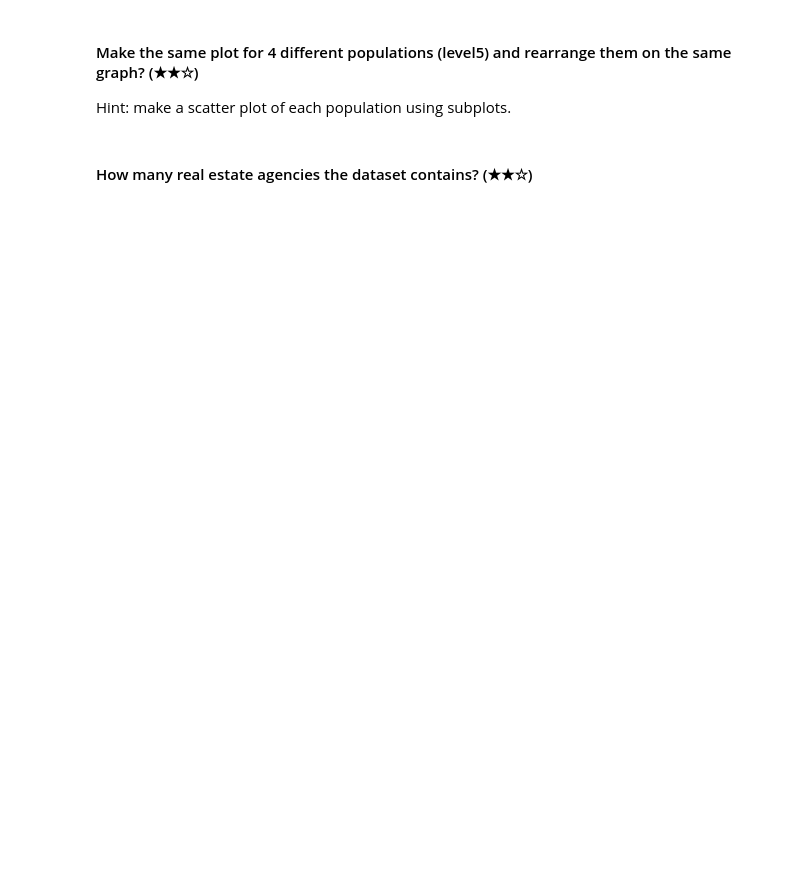
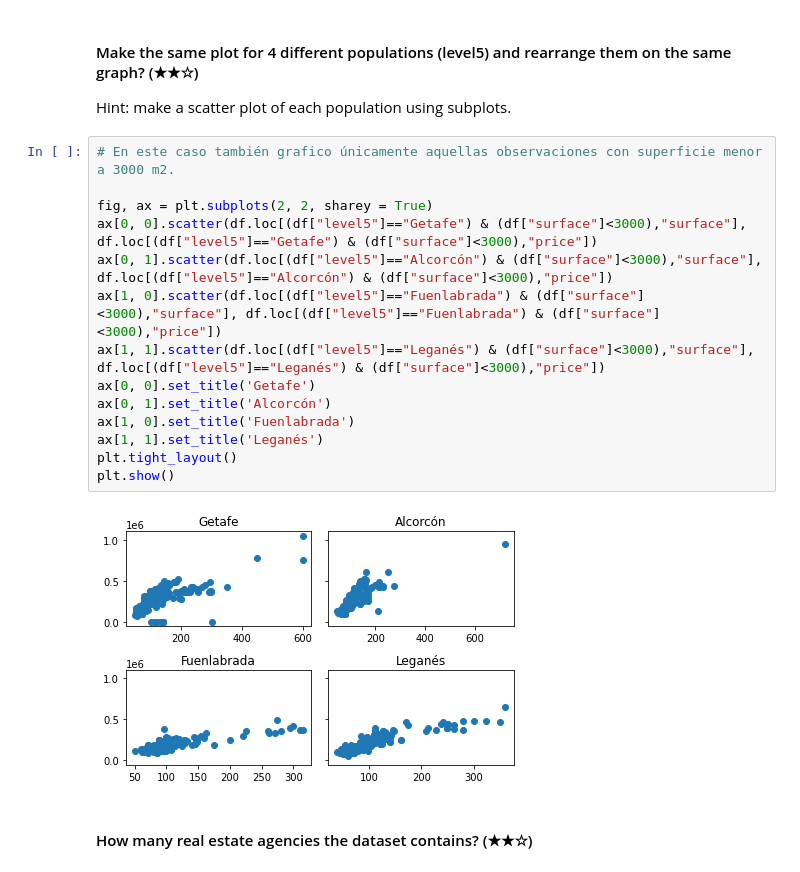
Before and after one commit to andreaj-it/realestate-datacleanup-exercise, a Jupyter notebook: project.ipynb, the cells around one changed output. Saved outputs shown, nothing was run; the diff lists cells and outputs as text; blank space fills up the shorter version.

```diff
--- a/project.ipynb
+++ b/project.ipynb
@@ -172,5 +391,21 @@ Hint: make a scatter plot.
 # %% [markdown]
 #### Make the same plot for 4 different populations (level5) and rearrange them on the same graph? (★★☆)
 Hint: make a scatter plot of each population using subplots.
+# %%
+# En este caso también grafico únicamente aquellas observaciones con superficie menor a 3000 m2.
+
+fig, ax = plt.subplots(2, 2, sharey = True)
+ax[0, 0].scatter(df.loc[(df["level5"]=="Getafe") & (df["surface"]<3000),"surface"], df.loc[(df["level5"]=="Getafe") & (df["surface"]<3000),"price"])
+ax[0, 1].scatter(df.loc[(df["level5"]=="Alcorcón") & (df["surface"]<3000),"surface"], df.loc[(df["level5"]=="Alcorcón") & (df["surface"]<3000),"price"])
+ax[1, 0].scatter(df.loc[(df["level5"]=="Fuenlabrada") & (df["surface"]<3000),"surface"], df.loc[(df["level5"]=="Fuenlabrada") & (df["surface"]<3000),"price"])
+ax[1, 1].scatter(df.loc[(df["level5"]=="Leganés") & (df["surface"]<3000),"surface"], df.loc[(df["level5"]=="Leganés") & (df["surface"]<3000),"price"])
+ax[0, 0].set_title('Getafe')
+ax[0, 1].set_title('Alcorcón')
+ax[1, 0].set_title('Fuenlabrada')
+ax[1, 1].set_title('Leganés')
+plt.tight_layout()
+plt.show()
+# %% [output]
+[figure, added]
 # %% [markdown]
 #### How many  real estate agencies the dataset contains? (★★☆)
```
Also changed, not shown: parts of 21 cells of this notebook.
